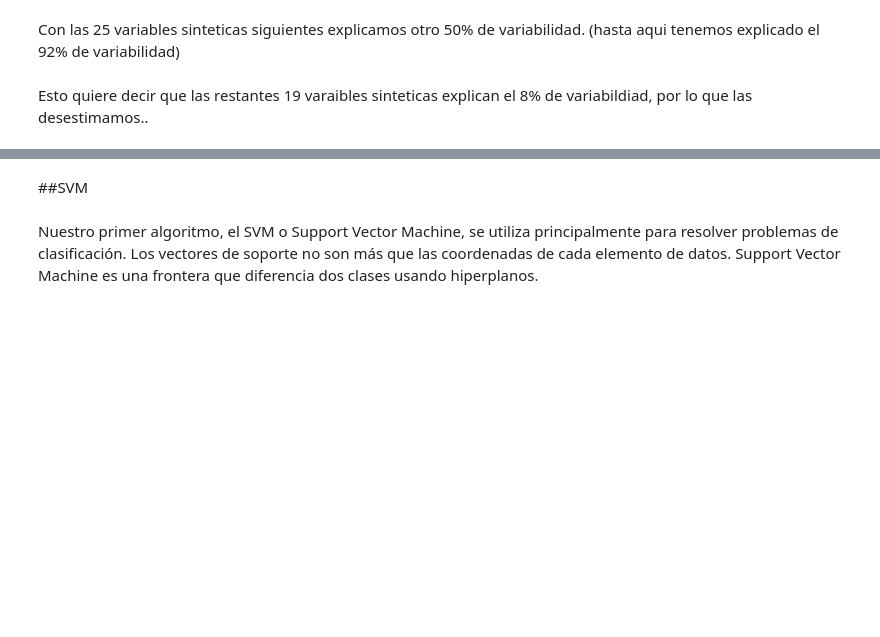
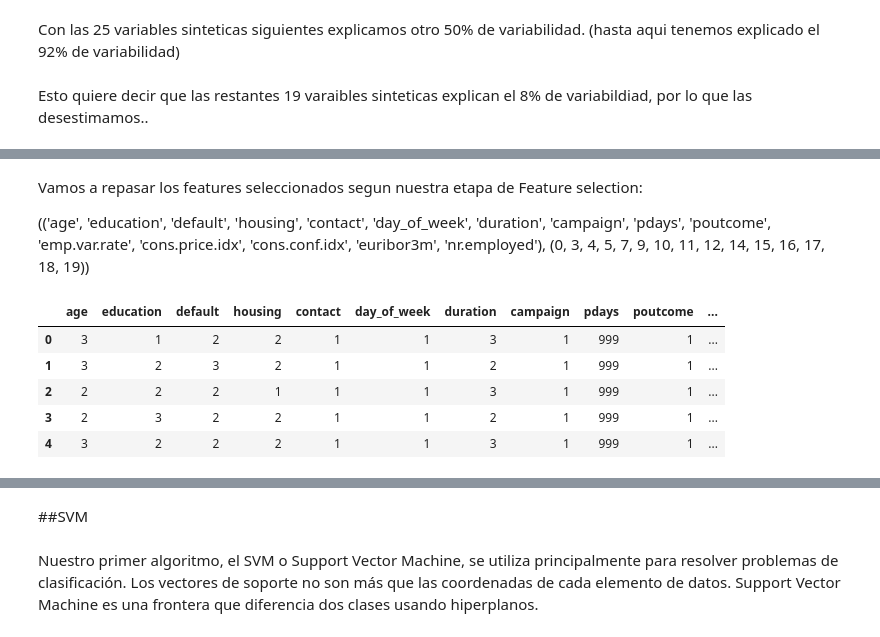
Before and after one commit to Dotto-Luis/CoderHouse-Challenges, a Jupyter notebook: EntregaFinal_BankMarketing.ipynb, the cells around one changed output, grey strips where cells are left out. Cells and saved outputs as stored; diff of their text form; code cells hidden in the pictures; blank space fills up the shorter version.

```diff
--- a/EntregaFinal_BankMarketing.ipynb
+++ b/EntregaFinal_BankMarketing.ipynb
@@ -987,0 +1190,19 @@ print(df_model.shape)
+# %% [markdown]
+Vamos a repasar los features seleccionados segun nuestra etapa de Feature selection:
+
+(('age',
+  'education',
+  'default',
+  'housing',
+  'contact',
+  'day_of_week',
+  'duration',
+  'campaign',
+  'pdays',
+  'poutcome',
+  'emp.var.rate',
+  'cons.price.idx',
+  'cons.conf.idx',
+  'euribor3m',
+  'nr.employed'),
+ (0, 3, 4, 5, 7, 9, 10, 11, 12, 14, 15, 16, 17, 18, 19))
@@ -987,0 +1217,11 @@ print(df_model.shape)
+# %%
+df_model = pd.concat([bank_client, bank_related, bank_se, bank_o], axis = 1, join='inner')
+df_model = df_model[['age', 'education', 'default', 'housing', 'contact', 'day_of_week', 'duration', 'campaign', 'pdays', 'poutcome', 'emp.var.rate', 'cons.price.idx', 'cons.conf.idx', 'euribor3m', 'nr.employed']]
+df_model.head()
+# %% [output]
+|  | age | education | default | housing | contact | day_of_week | duration | campaign | pdays | poutcome | ... |
+| 0 | 3 | 1 | 2 | 2 | 1 | 1 | 3 | 1 | 999 | 1 | ... |
+| 1 | 3 | 2 | 3 | 2 | 1 | 1 | 2 | 1 | 999 | 1 | ... |
+| 2 | 2 | 2 | 2 | 1 | 1 | 1 | 3 | 1 | 999 | 1 | ... |
+| 3 | 2 | 3 | 2 | 2 | 1 | 1 | 2 | 1 | 999 | 1 | ... |
+| 4 | 3 | 2 | 2 | 2 | 1 | 1 | 3 | 1 | 999 | 1 | ... |
```
Also changed, not shown: parts of 129 cells of this notebook.
